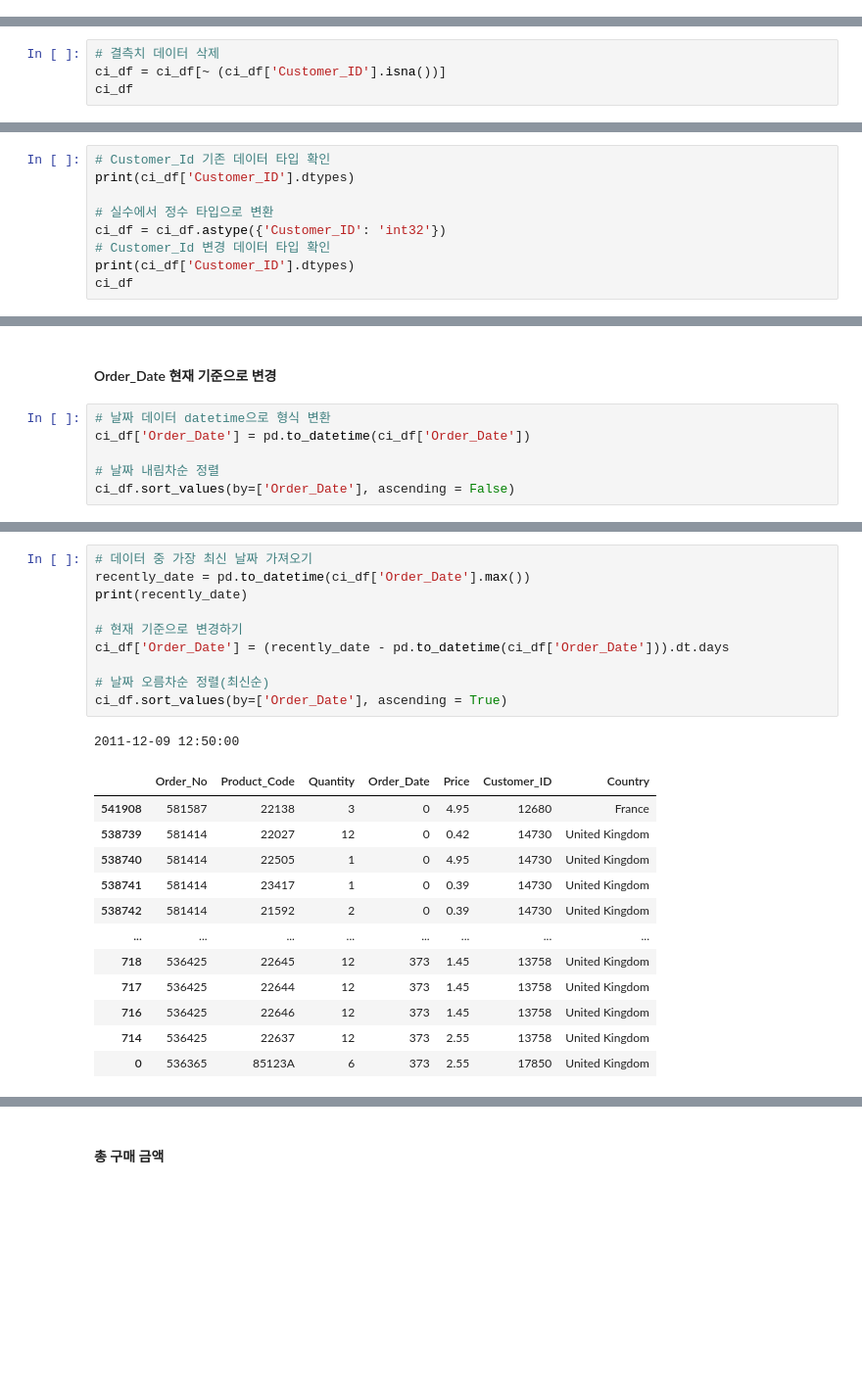
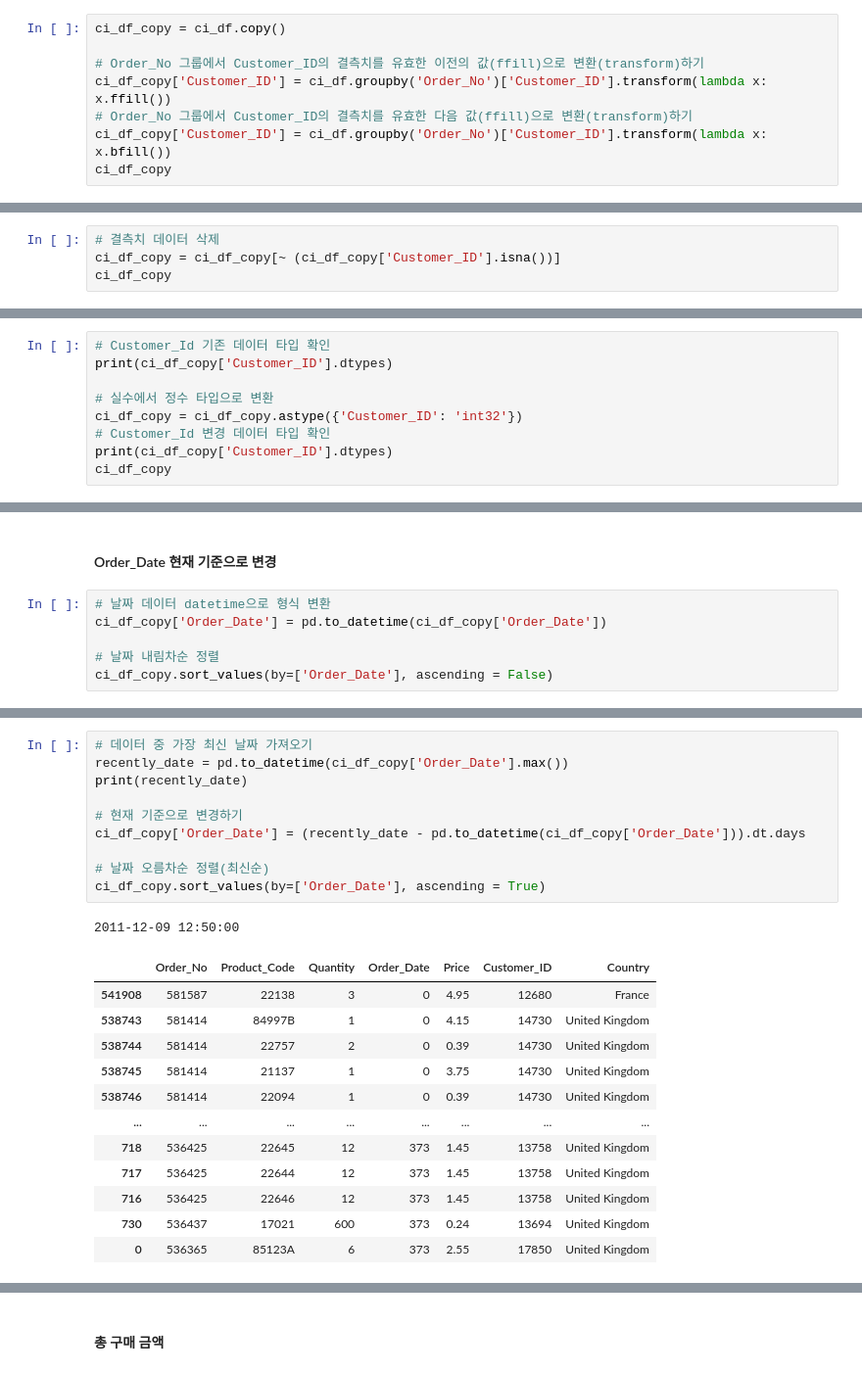
Before and after one commit to songseogyeong/study_data_analysis, a Jupyter notebook: d_rfm/c_RFM_task02.ipynb, the cells around one changed output, grey strips where cells are left out. Shown: that part at 98% size. Cells and saved outputs as stored; diff of their text form; blank space fills up the shorter version.

```diff
--- a/d_rfm/c_RFM_task02.ipynb
+++ b/d_rfm/c_RFM_task02.ipynb
@@ -208,0 +242,8 @@ ci_df[ci_df['Customer_ID'].isna()]
+# %%
+ci_df_copy = ci_df.copy()
+
+# Order_No 그룹에서 Customer_ID의 결측치를 유효한 이전의 값(ffill)으로 변환(transform)하기
+ci_df_copy['Customer_ID'] = ci_df.groupby('Order_No')['Customer_ID'].transform(lambda x: x.ffill())
+# Order_No 그룹에서 Customer_ID의 결측치를 유효한 다음 값(ffill)으로 변환(transform)하기
+ci_df_copy['Customer_ID'] = ci_df.groupby('Order_No')['Customer_ID'].transform(lambda x: x.bfill())
+ci_df_copy
@@ -209,7 +281,7 @@ ci_df[ci_df['Customer_ID'].isna()]
 # %%
 # 결측치 데이터 삭제
-ci_df = ci_df[~ (ci_df['Customer_ID'].isna())]
-ci_df
+ci_df_copy = ci_df_copy[~ (ci_df_copy['Customer_ID'].isna())]
+ci_df_copy
 # %% [output]
 |  | Order_No | Product_Code | Quantity | Order_Date | Price | Customer_ID | Country |
 | 0 | 536365 | 85123A | 6 | 12/1/2010 8:26 | 2.55 | 17850.0 | United Kingdom |
@@ -230,13 +318,13 @@ ci_df
 #### Customer_Id 타입 변환
 # %%
 # Customer_Id 기존 데이터 타입 확인
-print(ci_df['Customer_ID'].dtypes)
+print(ci_df_copy['Customer_ID'].dtypes)
 
 # 실수에서 정수 타입으로 변환
-ci_df = ci_df.astype({'Customer_ID': 'int32'})
+ci_df_copy = ci_df_copy.astype({'Customer_ID': 'int32'})
 # Customer_Id 변경 데이터 타입 확인
-print(ci_df['Customer_ID'].dtypes)
-ci_df
+print(ci_df_copy['Customer_ID'].dtypes)
+ci_df_copy
 # %% [output]
 float64
 int32
@@ -257,10 +345,10 @@ int32
 #### Order_Date 현재 기준으로 변경
 # %%
 # 날짜 데이터 datetime으로 형식 변환
-ci_df['Order_Date'] = pd.to_datetime(ci_df['Order_Date'])
+ci_df_copy['Order_Date'] = pd.to_datetime(ci_df_copy['Order_Date'])
 
 # 날짜 내림차순 정렬
-ci_df.sort_values(by=['Order_Date'], ascending = False)
+ci_df_copy.sort_values(by=['Order_Date'], ascending = False)
 # %% [output]
 |  | Order_No | Product_Code | Quantity | Order_Date | Price | Customer_ID | Country |
 | 541908 | 581587 | 22138 | 3 | 2011-12-09 12:50:00 | 4.95 | 12680 | France |
@@ -278,24 +366,24 @@ ci_df.sort_values(by=['Order_Date'], ascending = False)
 # %%
 # 데이터 중 가장 최신 날짜 가져오기
-recently_date = pd.to_datetime(ci_df['Order_Date'].max())
+recently_date = pd.to_datetime(ci_df_copy['Order_Date'].max())
 print(recently_date)
 
 # 현재 기준으로 변경하기
-ci_df['Order_Date'] = (recently_date - pd.to_datetime(ci_df['Order_Date'])).dt.days
+ci_df_copy['Order_Date'] = (recently_date - pd.to_datetime(ci_df_copy['Order_Date'])).dt.days
 
 # 날짜 오름차순 정렬(최신순)
-ci_df.sort_values(by=['Order_Date'], ascending = True)
+ci_df_copy.sort_values(by=['Order_Date'], ascending = True)
 # %% [output]
 2011-12-09 12:50:00
 |  | Order_No | Product_Code | Quantity | Order_Date | Price | Customer_ID | Country |
 | 541908 | 581587 | 22138 | 3 | 0 | 4.95 | 12680 | France |
-| 538739 | 581414 | 22027 | 12 | 0 | 0.42 | 14730 | United Kingdom |
-| 538740 | 581414 | 22505 | 1 | 0 | 4.95 | 14730 | United Kingdom |
-| 538741 | 581414 | 23417 | 1 | 0 | 0.39 | 14730 | United Kingdom |
-| 538742 | 581414 | 21592 | 2 | 0 | 0.39 | 14730 | United Kingdom |
+| 538743 | 581414 | 84997B | 1 | 0 | 4.15 | 14730 | United Kingdom |
+| 538744 | 581414 | 22757 | 2 | 0 | 0.39 | 14730 | United Kingdom |
+| 538745 | 581414 | 21137 | 1 | 0 | 3.75 | 14730 | United Kingdom |
+| 538746 | 581414 | 22094 | 1 | 0 | 0.39 | 14730 | United Kingdom |
 | ... | ... | ... | ... | ... | ... | ... | ... |
 | 718 | 536425 | 22645 | 12 | 373 | 1.45 | 13758 | United Kingdom |
 | 717 | 536425 | 22644 | 12 | 373 | 1.45 | 13758 | United Kingdom |
 | 716 | 536425 | 22646 | 12 | 373 | 1.45 | 13758 | United Kingdom |
-| 714 | 536425 | 22637 | 12 | 373 | 2.55 | 13758 | United Kingdom |
+| 730 | 536437 | 17021 | 600 | 373 | 0.24 | 13694 | United Kingdom |
 | 0 | 536365 | 85123A | 6 | 373 | 2.55 | 17850 | United Kingdom |
```
Also changed, not shown: parts of 65 cells of this notebook, 1 other file.
